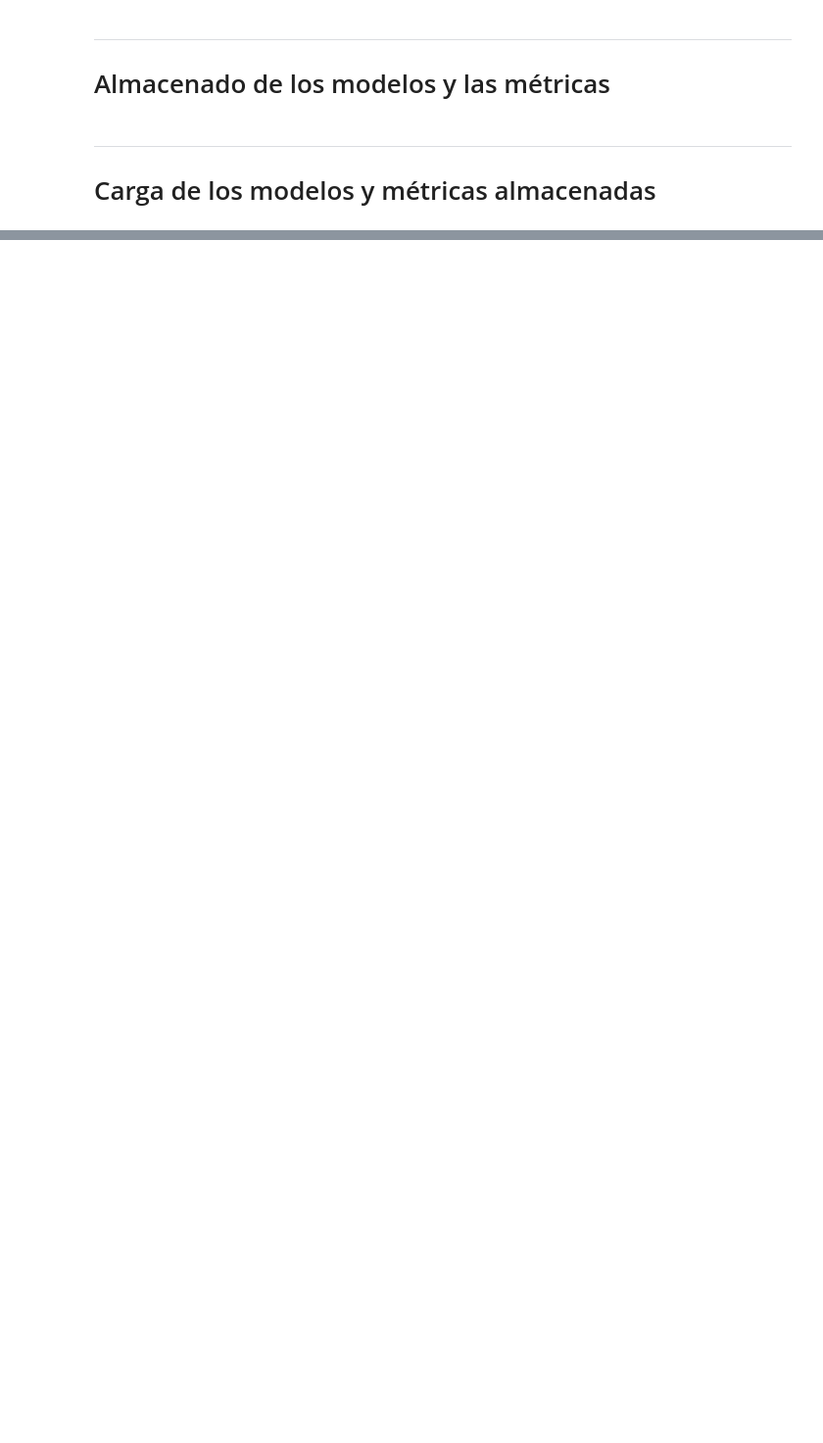
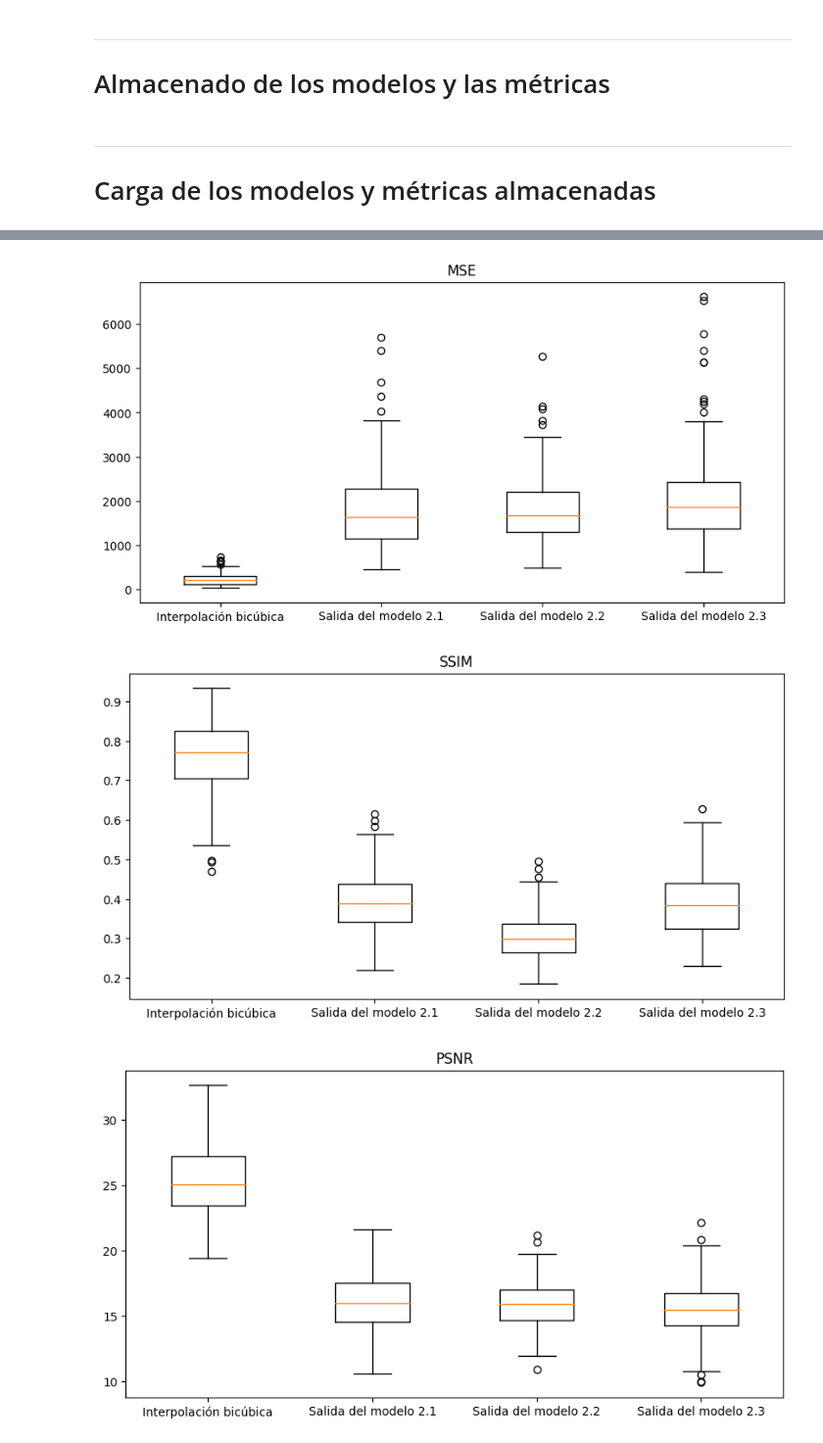
Before and after one commit to Carlos0196/cnn-gan-superresolution, a Jupyter notebook: notebooks/GAN.ipynb, the cells around one changed output, grey strips where cells are left out. Shown at 98% size. Drawn from its saved outputs; the diff is of its cells as text; code cells hidden in the pictures; blank space fills up the shorter version.

```diff
--- a/notebooks/GAN.ipynb
+++ b/notebooks/GAN.ipynb
@@ -395,0 +461,12 @@ plot_results(
+# %%
+number_of_epochs = 200
+path_to_results_models = f'/content/cnn-gan-superresolution/results'
+
+# Model 1.1
+loaded_model_1_1 = load_model(f'{path_to_results_models}/gan_200_256-7x7_128-5x5_64-3x3_3-3x3__DISC_128-5x5_64-3x3_1/gan_for_superresolution_generator_{number_of_epochs}_epochs.h5')
+
+# Model 1.2
+loaded_model_1_2 = load_model(f'{path_to_results_models}/gan_200_256-7x7_128-5x5_64-3x3_3-3x3__DISC_128-3x3_64-5x5_32-7x7_1/gan_for_superresolution_generator_{number_of_epochs}_epochs.h5')
+
+# Model 1.3
+loaded_model_1_3 = load_model(f'{path_to_results_models}/gan_400_128-3x3_256-3x3_512-3x3_3-3x3__DISC_128-3x3_64-5x5_32-7x7_1/gan_for_superresolution_generator_{number_of_epochs}_epochs.h5')
@@ -395,0 +494,32 @@ plot_results(
+# %%
+############################################################################
+#                               Boxplots                                   #
+############################################################################
+
+def boxplot(title, data):
+  plt.figure(figsize=(10,5))
+  plt.title(title)
+  plt.boxplot(data)
+  plt.xticks([1, 2, 3, 4], [
+      'Interpolación bicúbica',
+      'Salida del modelo 2.1',
+      'Salida del modelo 2.2',
+      'Salida del modelo 2.3'
+  ])
+  plt.show()
+
+# MSE
+data = [metrics_1_1['BIC_MSE'], metrics_1_1['GEN_MSE'], metrics_1_2['GEN_MSE'], metrics_1_3['GEN_MSE']]
+boxplot('MSE', data)
+
+# SSIM
+data = [metrics_1_1['BIC_SSIM'], metrics_1_1['GEN_SSIM'], metrics_1_2['GEN_SSIM'], metrics_1_3['GEN_SSIM']]
+boxplot('SSIM', data)
+
+# PSNR
+data = [metrics_1_1['BIC_PSNR'], metrics_1_1['GEN_PSNR'], metrics_1_2['GEN_PSNR'], metrics_1_3['GEN_PSNR']]
+boxplot('PSNR', data)
+# %% [output]
+[figure, added]
+[figure, added]
+[figure, added]
```
Also changed, not shown: parts of 17 cells of this notebook, 1 other file.
